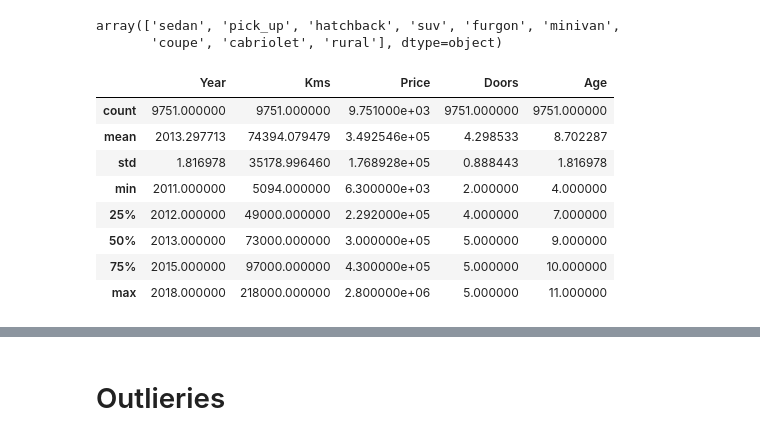
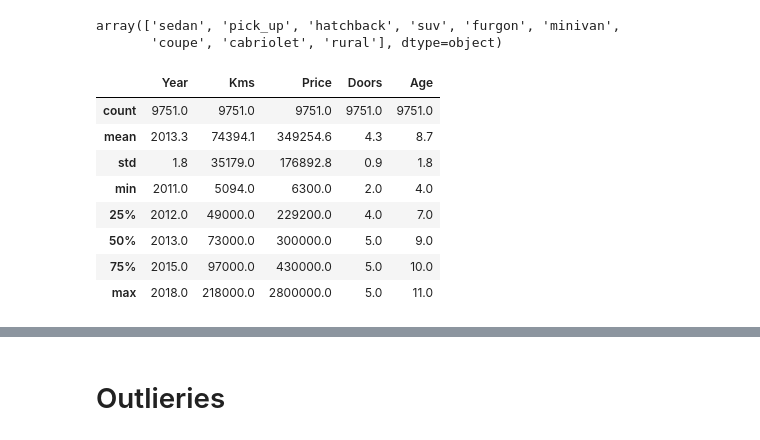
Before and after one commit to abdullahcayde/Redischool, a Jupyter notebook: EDA_&_Plotting_Final.ipynb, the cells around one changed output, grey strips where cells are left out. Saved outputs shown, nothing was run; the diff lists cells and outputs as text; code cells hidden in the pictures.

```diff
--- a/EDA_&_Plotting_Final.ipynb
+++ b/EDA_&_Plotting_Final.ipynb
@@ -140,14 +142,15 @@ df.Kind.unique()
 array(['sedan', 'pick_up', 'hatchback', 'suv', 'furgon', 'minivan',
        'coupe', 'cabriolet', 'rural'], dtype=object)
 # %%
+pd.set_option('display.float_format', lambda x: '%.1f' % x)
 df.describe()
 # %% [output]
 |  | Year | Kms | Price | Doors | Age |
-| count | 9751.000000 | 9751.000000 | 9.751000e+03 | 9751.000000 | 9751.000000 |
-| mean | 2013.297713 | 74394.079479 | 3.492546e+05 | 4.298533 | 8.702287 |
-| std | 1.816978 | 35178.996460 | 1.768928e+05 | 0.888443 | 1.816978 |
-| min | 2011.000000 | 5094.000000 | 6.300000e+03 | 2.000000 | 4.000000 |
-| 25% | 2012.000000 | 49000.000000 | 2.292000e+05 | 4.000000 | 7.000000 |
-| 50% | 2013.000000 | 73000.000000 | 3.000000e+05 | 5.000000 | 9.000000 |
-| 75% | 2015.000000 | 97000.000000 | 4.300000e+05 | 5.000000 | 10.000000 |
-| max | 2018.000000 | 218000.000000 | 2.800000e+06 | 5.000000 | 11.000000 |
+| count | 9751.0 | 9751.0 | 9751.0 | 9751.0 | 9751.0 |
+| mean | 2013.3 | 74394.1 | 349254.6 | 4.3 | 8.7 |
+| std | 1.8 | 35179.0 | 176892.8 | 0.9 | 1.8 |
+| min | 2011.0 | 5094.0 | 6300.0 | 2.0 | 4.0 |
+| 25% | 2012.0 | 49000.0 | 229200.0 | 4.0 | 7.0 |
+| 50% | 2013.0 | 73000.0 | 300000.0 | 5.0 | 9.0 |
+| 75% | 2015.0 | 97000.0 | 430000.0 | 5.0 | 10.0 |
+| max | 2018.0 | 218000.0 | 2800000.0 | 5.0 | 11.0 |
```
Also changed, not shown: parts of 56 cells of this notebook, 9 other files.
